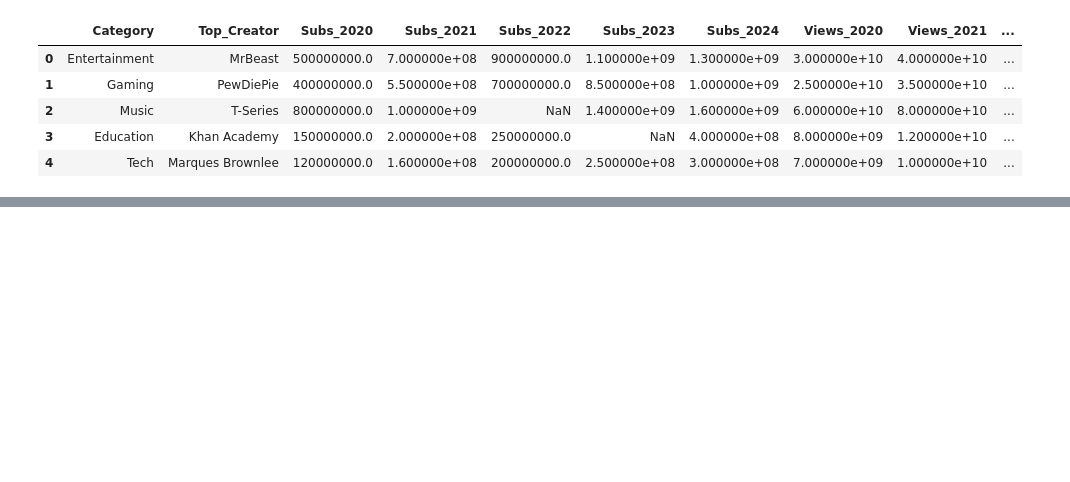
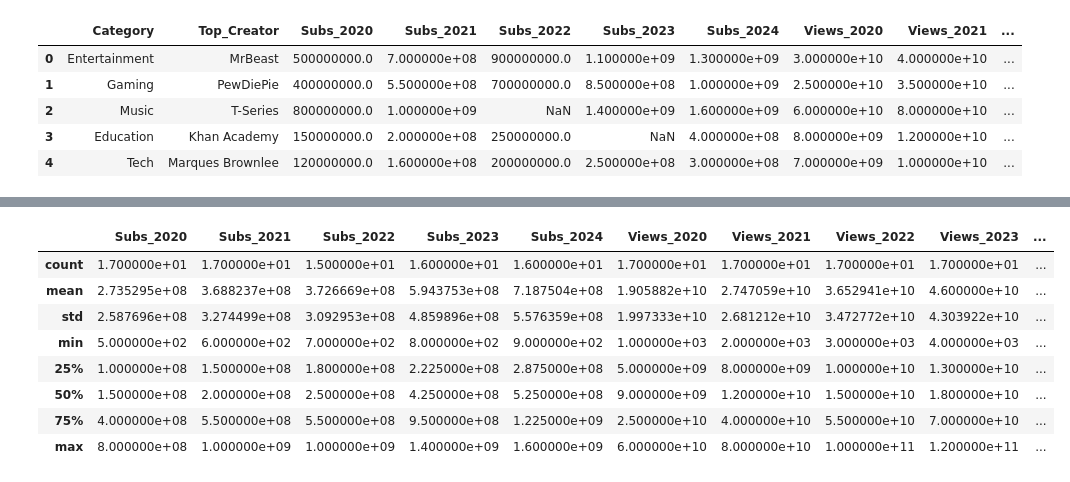
Before and after one commit to Venux09/Influencer-data-project, a Jupyter notebook: data cleaning/catogries_data_cleaning.ipynb, the cells around one changed output, grey strips where cells are left out. Drawn from its saved outputs; the diff is of its cells as text; code cells hidden in the pictures; blank space fills up the shorter version.

```diff
--- a/data cleaning/catogries_data_cleaning.ipynb
+++ b/data cleaning/catogries_data_cleaning.ipynb
@@ -17,0 +94,12 @@ df.head()
+# %%
+df.describe()
+# %% [output]
+|  | Subs_2020 | Subs_2021 | Subs_2022 | Subs_2023 | Subs_2024 | Views_2020 | Views_2021 | Views_2022 | Views_2023 | ... |
+| count | 1.700000e+01 | 1.700000e+01 | 1.500000e+01 | 1.600000e+01 | 1.600000e+01 | 1.700000e+01 | 1.700000e+01 | 1.700000e+01 | 1.700000e+01 | ... |
+| mean | 2.735295e+08 | 3.688237e+08 | 3.726669e+08 | 5.943753e+08 | 7.187504e+08 | 1.905882e+10 | 2.747059e+10 | 3.652941e+10 | 4.600000e+10 | ... |
+| std | 2.587696e+08 | 3.274499e+08 | 3.092953e+08 | 4.859896e+08 | 5.576359e+08 | 1.997333e+10 | 2.681212e+10 | 3.472772e+10 | 4.303922e+10 | ... |
+| min | 5.000000e+02 | 6.000000e+02 | 7.000000e+02 | 8.000000e+02 | 9.000000e+02 | 1.000000e+03 | 2.000000e+03 | 3.000000e+03 | 4.000000e+03 | ... |
+| 25% | 1.000000e+08 | 1.500000e+08 | 1.800000e+08 | 2.225000e+08 | 2.875000e+08 | 5.000000e+09 | 8.000000e+09 | 1.000000e+10 | 1.300000e+10 | ... |
+| 50% | 1.500000e+08 | 2.000000e+08 | 2.500000e+08 | 4.250000e+08 | 5.250000e+08 | 9.000000e+09 | 1.200000e+10 | 1.500000e+10 | 1.800000e+10 | ... |
+| 75% | 4.000000e+08 | 5.500000e+08 | 5.500000e+08 | 9.500000e+08 | 1.225000e+09 | 2.500000e+10 | 4.000000e+10 | 5.500000e+10 | 7.000000e+10 | ... |
+| max | 8.000000e+08 | 1.000000e+09 | 1.000000e+09 | 1.400000e+09 | 1.600000e+09 | 6.000000e+10 | 8.000000e+10 | 1.000000e+11 | 1.200000e+11 | ... |
```
Also changed, not shown: parts of 11 cells of this notebook, 2 other files.
